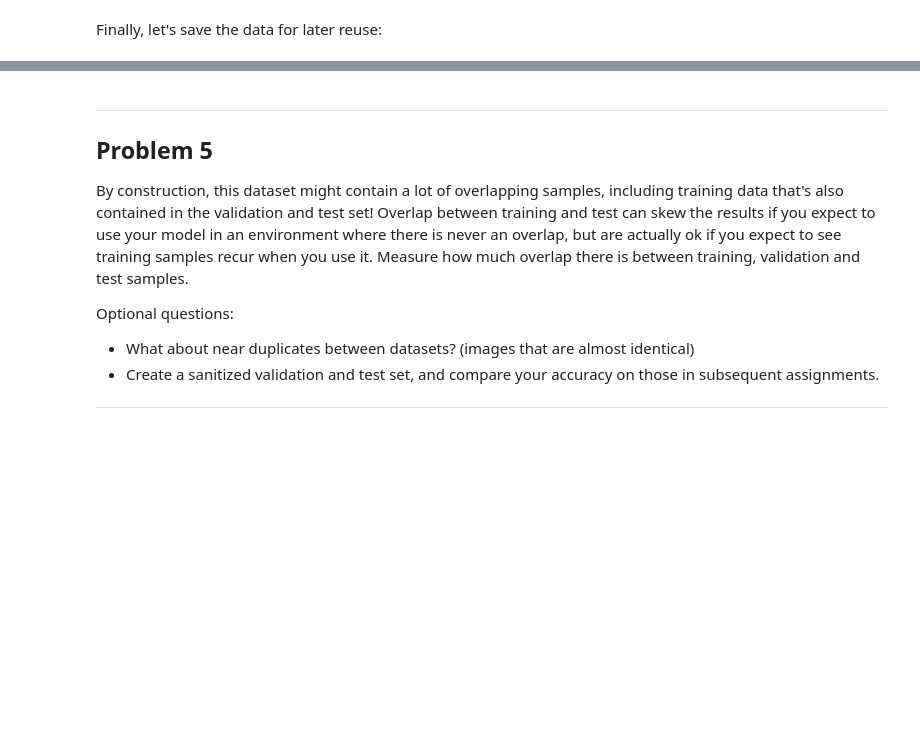
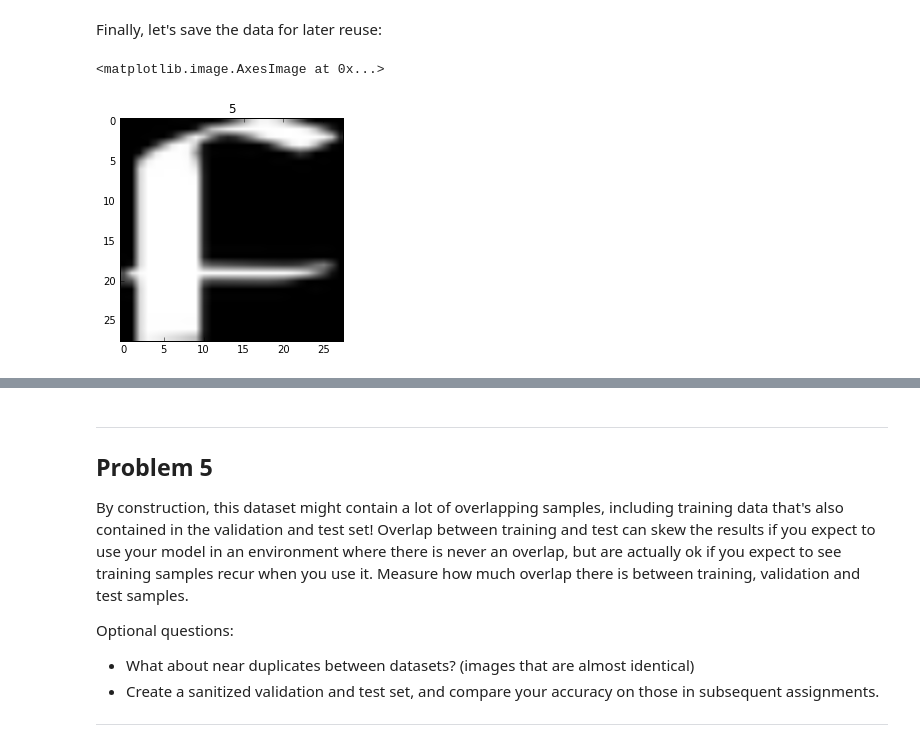
Before and after one commit to vanhuyz/udacity-dl, a Jupyter notebook: 1_notmnist.ipynb, the cells around one changed output, grey strips where cells are left out. Saved outputs shown, nothing was run; the diff lists cells and outputs as text; code cells hidden in the pictures; blank space fills up the shorter version.

```diff
--- a/1_notmnist.ipynb
+++ b/1_notmnist.ipynb
@@ -318,5 +316,11 @@ Convince yourself that the data is still good after shuffling!
 # %% [markdown]
 Finally, let's save the data for later reuse:
+# %%
+plt.title(valid_labels[0])
+plt.imshow(valid_dataset[0],cmap='Greys_r')
+# %% [output]
+<matplotlib.image.AxesImage at 0x...>
+[figure, added]
 # %%
 pickle_file = 'notMNIST.pickle'
 
```
Also changed, not shown: parts of 6 cells of this notebook.
